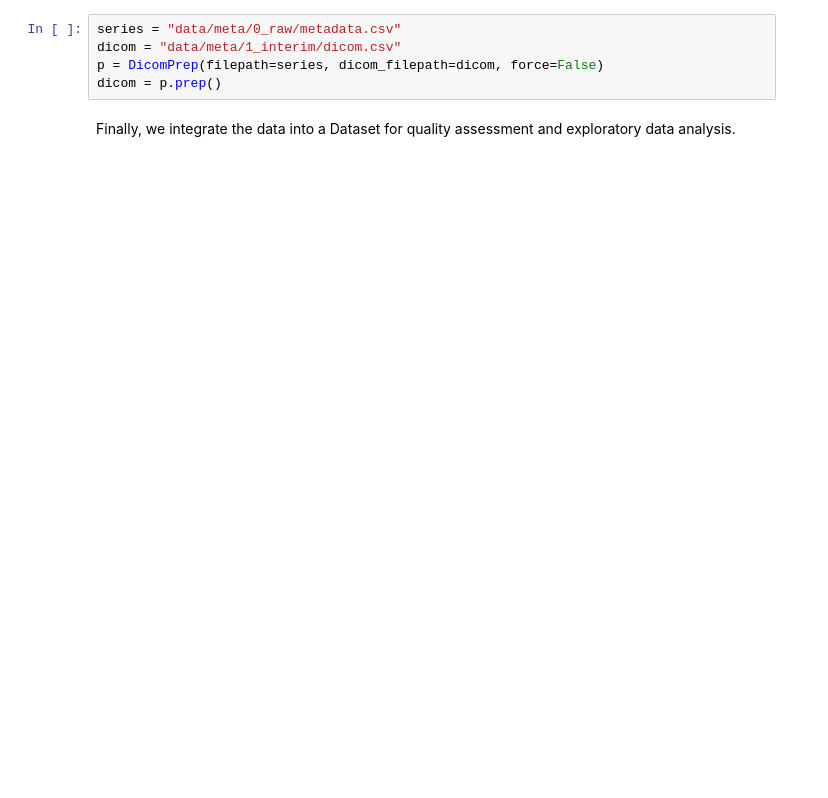
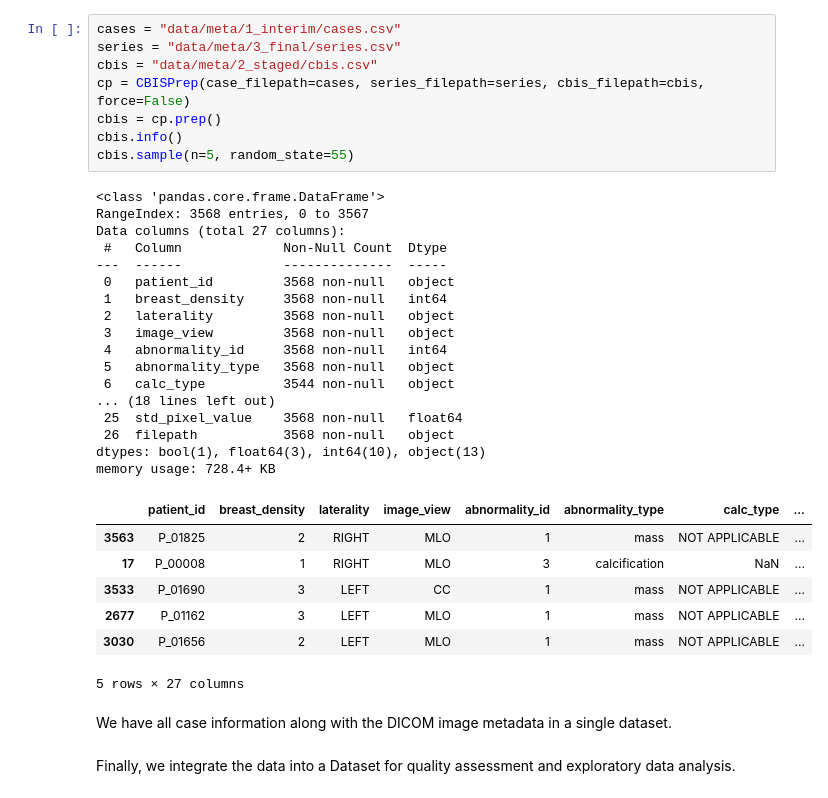
Before and after one commit to john-james-ai/BreastCancerDetection, a Jupyter notebook: notebooks/content/02_prep.ipynb, the cells around one changed output. Saved outputs shown, nothing was run; the diff lists cells and outputs as text; blank space fills up the shorter version.

```diff
--- a/notebooks/content/02_prep.ipynb
+++ b/notebooks/content/02_prep.ipynb
@@ -351,9 +407,39 @@ class DicomPrep(DataPrep):
 
         return d
-# %%
-series = "data/meta/0_raw/metadata.csv"
-dicom = "data/meta/1_interim/dicom.csv"
-p = DicomPrep(filepath=series, dicom_filepath=dicom, force=False)
-dicom = p.prep()
+# %%
+cases = "data/meta/1_interim/cases.csv"
+series = "data/meta/3_final/series.csv"
+cbis = "data/meta/2_staged/cbis.csv"
+cp = CBISPrep(case_filepath=cases, series_filepath=series, cbis_filepath=cbis, force=False)
+cbis = cp.prep()
+cbis.info()
+cbis.sample(n=5, random_state=55)
+# %% [output]
+<class 'pandas.core.frame.DataFrame'>
+RangeIndex: 3568 entries, 0 to 3567
+Data columns (total 27 columns):
+ #   Column             Non-Null Count  Dtype
+---  ------             --------------  -----
+ 0   patient_id         3568 non-null   object
+ 1   breast_density     3568 non-null   int64
+ 2   laterality         3568 non-null   object
+ 3   image_view         3568 non-null   object
+ 4   abnormality_id     3568 non-null   int64
+ 5   abnormality_type   3568 non-null   object
+ 6   calc_type          3544 non-null   object
+... (18 lines left out)
+ 25  std_pixel_value    3568 non-null   float64
+ 26  filepath           3568 non-null   object
+dtypes: bool(1), float64(3), int64(10), object(13)
+memory usage: 728.4+ KB
+|  | patient_id | breast_density | laterality | image_view | abnormality_id | abnormality_type | calc_type | ... |
+| 3563 | P_01825 | 2 | RIGHT | MLO | 1 | mass | NOT APPLICABLE | ... |
+| 17 | P_00008 | 1 | RIGHT | MLO | 3 | calcification | NaN | ... |
+| 3533 | P_01690 | 3 | LEFT | CC | 1 | mass | NOT APPLICABLE | ... |
+| 2677 | P_01162 | 3 | LEFT | MLO | 1 | mass | NOT APPLICABLE | ... |
+| 3030 | P_01656 | 2 | LEFT | MLO | 1 | mass | NOT APPLICABLE | ... |
+5 rows × 27 columns
+# %% [markdown]
+We have all case information along with the DICOM image metadata in a single dataset.
 # %% [markdown]
 Finally, we integrate the data into a Dataset for quality assessment and exploratory data analysis.
```
Also changed, not shown: parts of 12 cells of this notebook, 10 other files.
